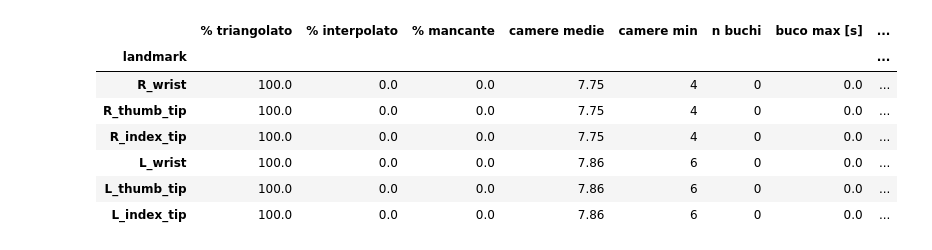
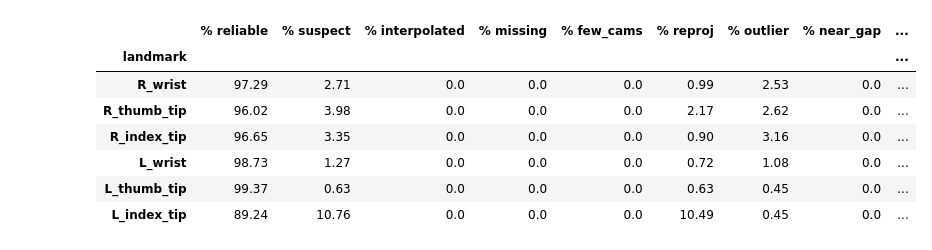
Before and after one commit to Tournedos/kitchen, a Jupyter notebook: notebooks/landmarks3d_viewer.ipynb, the cells around one changed output. Drawn from its saved outputs; the diff is of its cells as text; code cells hidden in the pictures.

```diff
--- a/notebooks/landmarks3d_viewer.ipynb
+++ b/notebooks/landmarks3d_viewer.ipynb
@@ -48,0 +49,32 @@ FPS_FALLBACK    = 40.0   # usato solo se non si trova il frame rate
+# %%
+# =========================== PARAMETERS (edit here) ===========================
+from pathlib import Path
+
+# project folder (contains scripts/athena_analysis.py): found automatically
+PROJECT = next((p for p in [Path.cwd(), *Path.cwd().parents] if (p / 'scripts' / 'athena_analysis.py').exists()), None)
+assert PROJECT is not None, 'open the notebook from the DEXTER_kinematics project folder (or one of its subfolders)'
+
+DATA_DIR   = PROJECT / 'data'        # folder with the recordings (e.g. Path.home() / 'remote_data' with SSHFS)
+EXPORT_DIR = PROJECT / 'exports'     # where plots (HTML) and data (CSV) are saved
+
+DEFAULT_RECORDING = 'finertapping'   # text contained in the recording name (None = the first one)
+DEFAULT_GROUP     = 'right hand'     # 'right hand', 'left hand', 'body', 'all'
+DEFAULT_LANDMARKS = ['R_thumb_tip', 'R_index_tip']
+DEFAULT_QUANTITY  = 'position'       # one of QUANTITIES (next cell)
+DEFAULT_AXES      = 'xyz'            # axes shown for position / velocity components
+DEFAULT_ABC       = ('R_thumb_tip', 'R_index_tip', 'R_index_mcp')  # landmarks A, B, C for distance A–B and angle A–B–C
+DEFAULT_ANGLES    = ['R index MCP flexion', 'R index PIP flexion']  # joint angles shown first (see ANGLE_NAMES)
+
+# ---- reliability thresholds: a triangulated point failing any check is "suspect"
+MIN_CAMS         = 3      # minimum number of cameras that see the point
+MAX_REPROJ_PX    = 20.0   # max reprojection error over the cameras [px]
+MAX_DEV_MM       = 10.0   # max |raw - final| [mm]; larger = spike flattened by the smoothing
+EXCLUDE_NEAR_GAP = True   # frames within half a smoothing window of a gap are suspect
+
+SMOOTH_FRAMES   = 1      # moving average on the positions before computing (1 = none)
+SHOW_QUALITY    = True   # bands: orange = interpolated, red = missing
+SHOW_SUSPECT    = True   # bands: purple = suspect
+SHOW_RAW        = False  # overlay the raw triangulation (before the ATHENA smoothing): position and bone length
+PLOT_HEIGHT     = 650    # plot height [px]
+MAX_SHADED_RUNS = 400    # above this number of stretches the bands are not drawn (slow plot)
+FPS_FALLBACK    = 40.0   # used only if the frame rate cannot be found
@@ -585,14 +860,14 @@ df, cols, _ = compute_series(tr, [], 'distanza A–B', A='R_thumb_tip', B='R_ind
 # %%
-# esempio: distanza pollice–indice destro nei primi 10 s di una registrazione, con qualità
+# example: right thumb–index distance in the first 10 s of a recording, with quality
 tr = load_trial(rec0)
-timeseries_figure(tr, [], 'distanza A–B', A='R_thumb_tip', B='R_index_tip', t_range=(0, 10), height=350).show()
+timeseries_figure(tr, [], 'distance A–B', A='R_thumb_tip', B='R_index_tip', t_range=(0, 10), height=350).show()
 stats_table(tr, ['R_wrist', 'R_thumb_tip', 'R_index_tip', 'L_wrist', 'L_thumb_tip', 'L_index_tip'])
 # %% [output]
-|  | % triangolato | % interpolato | % mancante | camere medie | camere min | n buchi | buco max [s] | ... |
-| landmark |  |  |  |  |  |  |  | ... |
-| R_wrist | 100.0 | 0.0 | 0.0 | 7.75 | 4 | 0 | 0.0 | ... |
-| R_thumb_tip | 100.0 | 0.0 | 0.0 | 7.75 | 4 | 0 | 0.0 | ... |
-| R_index_tip | 100.0 | 0.0 | 0.0 | 7.75 | 4 | 0 | 0.0 | ... |
-| L_wrist | 100.0 | 0.0 | 0.0 | 7.86 | 6 | 0 | 0.0 | ... |
-| L_thumb_tip | 100.0 | 0.0 | 0.0 | 7.86 | 6 | 0 | 0.0 | ... |
-| L_index_tip | 100.0 | 0.0 | 0.0 | 7.86 | 6 | 0 | 0.0 | ... |
+|  | % reliable | % suspect | % interpolated | % missing | % few_cams | % reproj | % outlier | % near_gap | ... |
+| landmark |  |  |  |  |  |  |  |  | ... |
+| R_wrist | 97.29 | 2.71 | 0.0 | 0.0 | 0.0 | 0.99 | 2.53 | 0.0 | ... |
+| R_thumb_tip | 96.02 | 3.98 | 0.0 | 0.0 | 0.0 | 2.17 | 2.62 | 0.0 | ... |
+| R_index_tip | 96.65 | 3.35 | 0.0 | 0.0 | 0.0 | 0.90 | 3.16 | 0.0 | ... |
+| L_wrist | 98.73 | 1.27 | 0.0 | 0.0 | 0.0 | 0.72 | 1.08 | 0.0 | ... |
+| L_thumb_tip | 99.37 | 0.63 | 0.0 | 0.0 | 0.0 | 0.63 | 0.45 | 0.0 | ... |
+| L_index_tip | 89.24 | 10.76 | 0.0 | 0.0 | 0.0 | 10.49 | 0.45 | 0.0 | ... |
```
Also changed, not shown: parts of 14 cells of this notebook, 4 other files.
